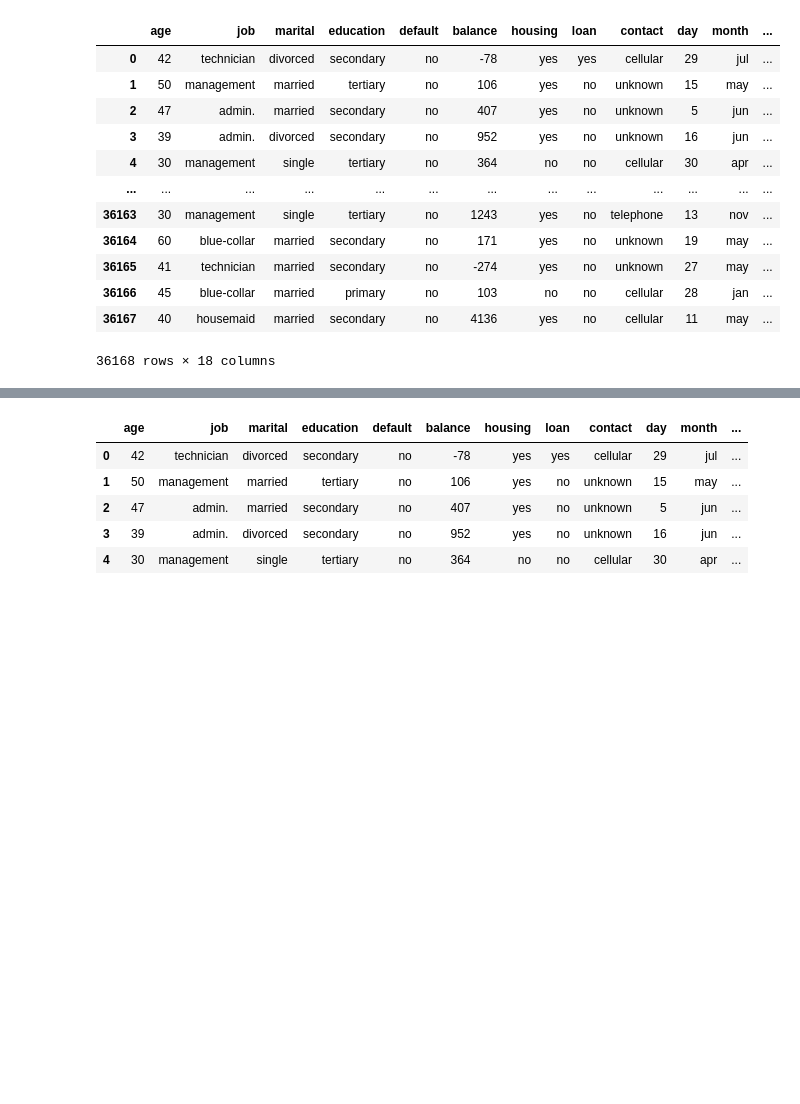
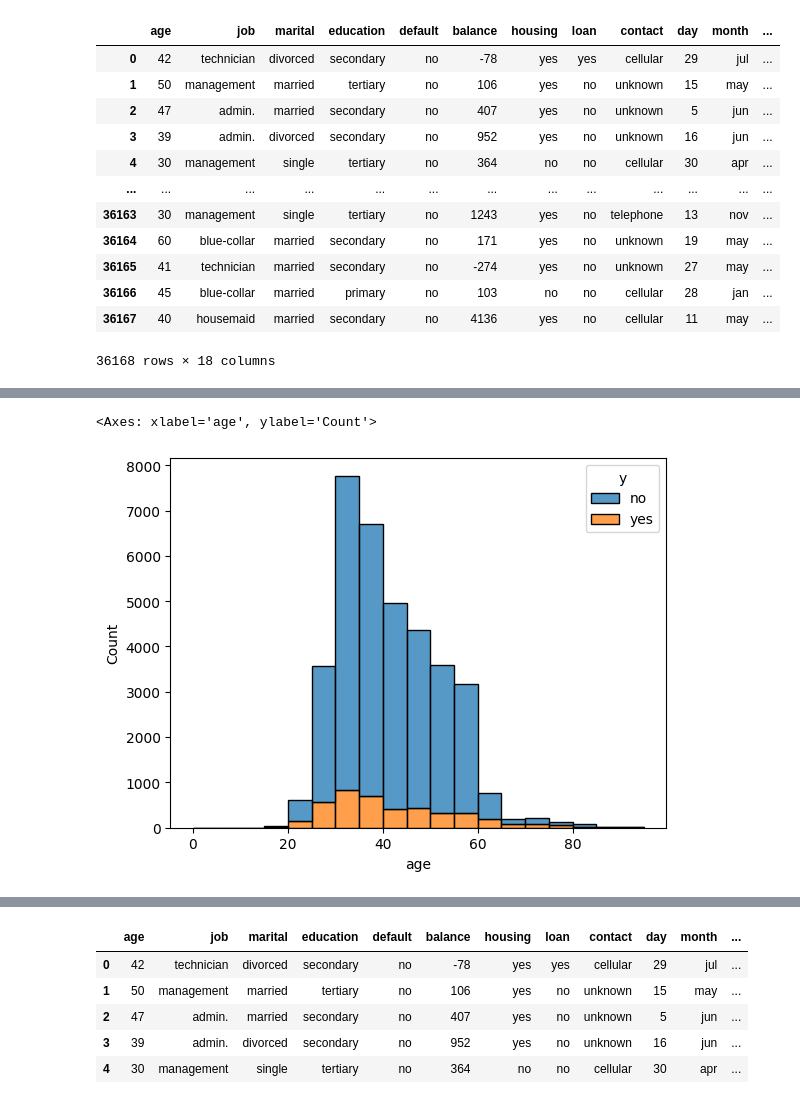
Before and after one commit to yikchungchan/DSA-5101-P1, a Jupyter notebook: DSA5101_project.ipynb, the cells around one changed output, grey strips where cells are left out. Cells and saved outputs as stored; diff of their text form; code cells hidden in the pictures; blank space fills up the shorter version.

```diff
--- a/DSA5101_project.ipynb
+++ b/DSA5101_project.ipynb
@@ -410,0 +470,7 @@ For the structured dataset we have, each data table row contains an observation
+# %%
+colors = {'yes': 'blue', 'no': 'orange'}
+
+sns.histplot(x = df_preprocessed['age'], hue=df_preprocessed['y'], multiple='stack', bins=age_bins)
+# %% [output]
+<Axes: xlabel='age', ylabel='Count'>
+[figure, added]
```
Also changed, not shown: parts of 15 cells of this notebook.
